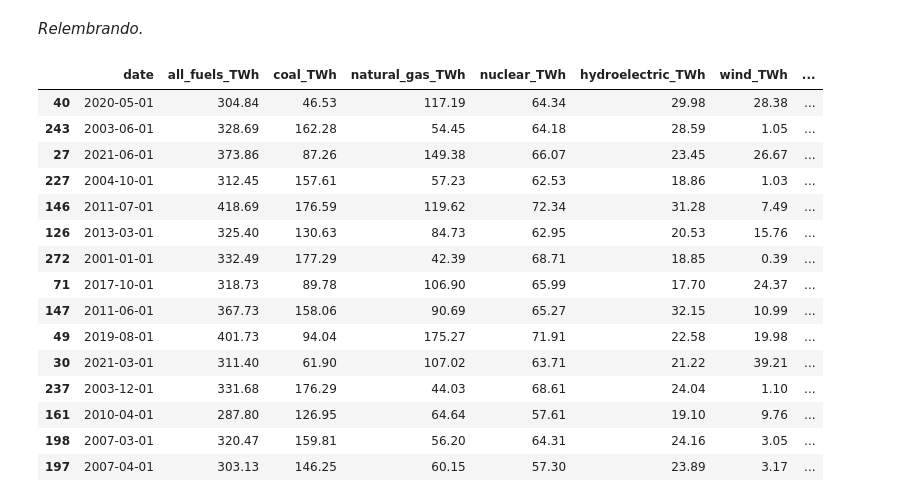
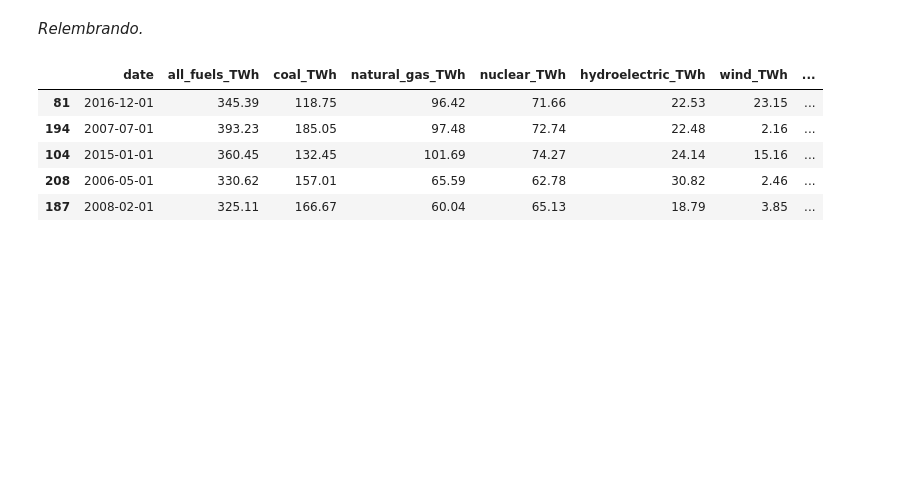
Before and after one commit to thiagonazario/Project_EnergyGeneration_USA, a Jupyter notebook: Project_EnergyGeneration_USA.ipynb, the cells around one changed output. Cells and saved outputs as stored; diff of their text form; code cells hidden in the pictures; blank space fills up the shorter version.

```diff
--- a/Project_EnergyGeneration_USA.ipynb
+++ b/Project_EnergyGeneration_USA.ipynb
@@ -298,21 +298,11 @@ plt.show()
 # %% [markdown]
 *Relembrando.*
 # %%
-df.sample(15)
+df.sample(5)
 # %% [output]
 |  | date | all_fuels_TWh | coal_TWh | natural_gas_TWh | nuclear_TWh | hydroelectric_TWh | wind_TWh | ... |
-| 40 | 2020-05-01 | 304.84 | 46.53 | 117.19 | 64.34 | 29.98 | 28.38 | ... |
-| 243 | 2003-06-01 | 328.69 | 162.28 | 54.45 | 64.18 | 28.59 | 1.05 | ... |
-| 27 | 2021-06-01 | 373.86 | 87.26 | 149.38 | 66.07 | 23.45 | 26.67 | ... |
-| 227 | 2004-10-01 | 312.45 | 157.61 | 57.23 | 62.53 | 18.86 | 1.03 | ... |
-| 146 | 2011-07-01 | 418.69 | 176.59 | 119.62 | 72.34 | 31.28 | 7.49 | ... |
-| 126 | 2013-03-01 | 325.40 | 130.63 | 84.73 | 62.95 | 20.53 | 15.76 | ... |
-| 272 | 2001-01-01 | 332.49 | 177.29 | 42.39 | 68.71 | 18.85 | 0.39 | ... |
-| 71 | 2017-10-01 | 318.73 | 89.78 | 106.90 | 65.99 | 17.70 | 24.37 | ... |
-| 147 | 2011-06-01 | 367.73 | 158.06 | 90.69 | 65.27 | 32.15 | 10.99 | ... |
-| 49 | 2019-08-01 | 401.73 | 94.04 | 175.27 | 71.91 | 22.58 | 19.98 | ... |
-| 30 | 2021-03-01 | 311.40 | 61.90 | 107.02 | 63.71 | 21.22 | 39.21 | ... |
-| 237 | 2003-12-01 | 331.68 | 176.29 | 44.03 | 68.61 | 24.04 | 1.10 | ... |
-| 161 | 2010-04-01 | 287.80 | 126.95 | 64.64 | 57.61 | 19.10 | 9.76 | ... |
-| 198 | 2007-03-01 | 320.47 | 159.81 | 56.20 | 64.31 | 24.16 | 3.05 | ... |
-| 197 | 2007-04-01 | 303.13 | 146.25 | 60.15 | 57.30 | 23.89 | 3.17 | ... |
+| 81 | 2016-12-01 | 345.39 | 118.75 | 96.42 | 71.66 | 22.53 | 23.15 | ... |
+| 194 | 2007-07-01 | 393.23 | 185.05 | 97.48 | 72.74 | 22.48 | 2.16 | ... |
+| 104 | 2015-01-01 | 360.45 | 132.45 | 101.69 | 74.27 | 24.14 | 15.16 | ... |
+| 208 | 2006-05-01 | 330.62 | 157.01 | 65.59 | 62.78 | 30.82 | 2.46 | ... |
+| 187 | 2008-02-01 | 325.11 | 166.67 | 60.04 | 65.13 | 18.79 | 3.85 | ... |
```
Also changed, not shown: parts of 3 cells of this notebook.
